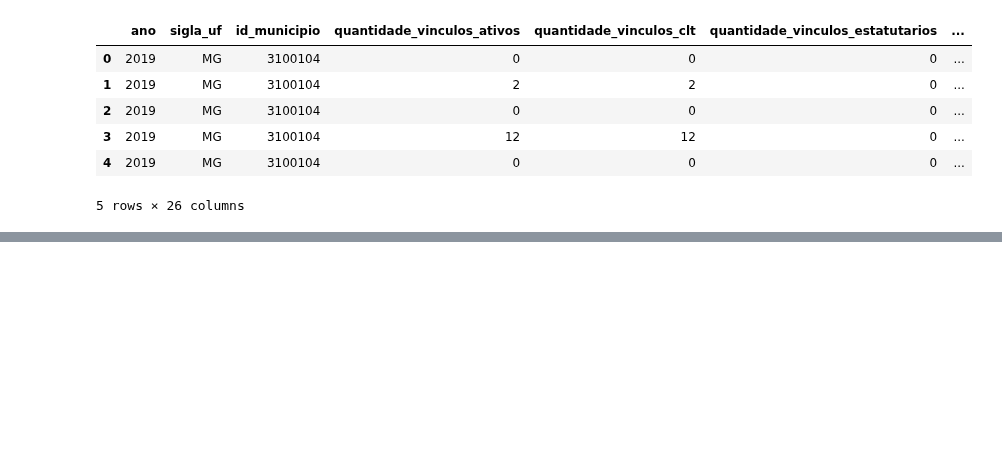
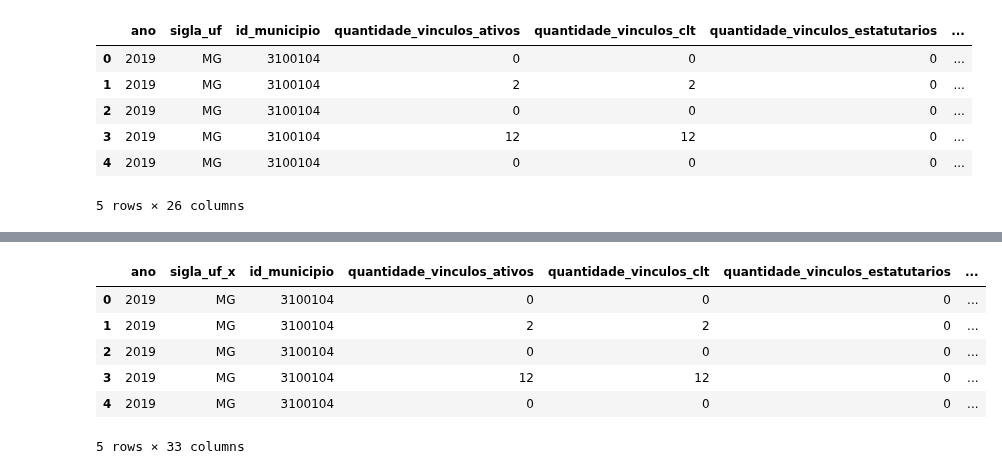
Before and after one commit to Leonardo-Dias-Up/Leonardo-Dias-Up, a Jupyter notebook: Análise_Multivariada_RAIS.ipynb, the cells around one changed output, grey strips where cells are left out. Drawn from its saved outputs; the diff is of its cells as text; code cells hidden in the pictures; blank space fills up the shorter version.

```diff
--- a/Análise_Multivariada_RAIS.ipynb
+++ b/Análise_Multivariada_RAIS.ipynb
@@ -105,3 +85,16 @@ rais_2019e2020.head()
+# %%
+rais_2019e2020['id_municipio'] = rais_2019e2020['id_municipio'].astype(int)
+micro_meso_reg['id_municipio'] = micro_meso_reg['id_municipio'].astype(int)
+df_merged = rais_2019e2020.merge(micro_meso_reg, on='id_municipio')
+df_merged.head()
+# %% [output]
+|  | ano | sigla_uf_x | id_municipio | quantidade_vinculos_ativos | quantidade_vinculos_clt | quantidade_vinculos_estatutarios | ... |
+| 0 | 2019 | MG | 3100104 | 0 | 0 | 0 | ... |
+| 1 | 2019 | MG | 3100104 | 2 | 2 | 0 | ... |
+| 2 | 2019 | MG | 3100104 | 0 | 0 | 0 | ... |
+| 3 | 2019 | MG | 3100104 | 12 | 12 | 0 | ... |
+| 4 | 2019 | MG | 3100104 | 0 | 0 | 0 | ... |
+5 rows × 33 columns
 # %%
 # Tratamento municipio e mesoregião
 frames = [rais_2019e2020, micro_meso_reg]
```
Also changed, not shown: parts of 8 cells of this notebook.
